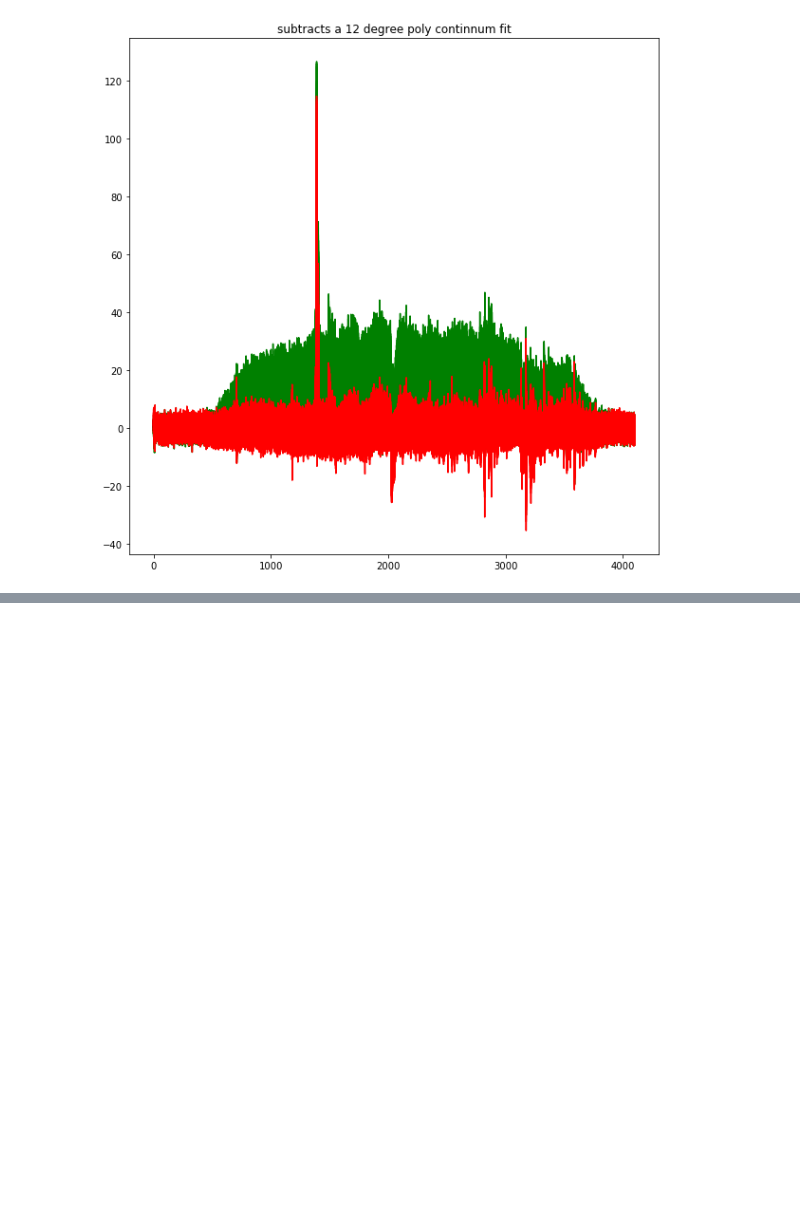
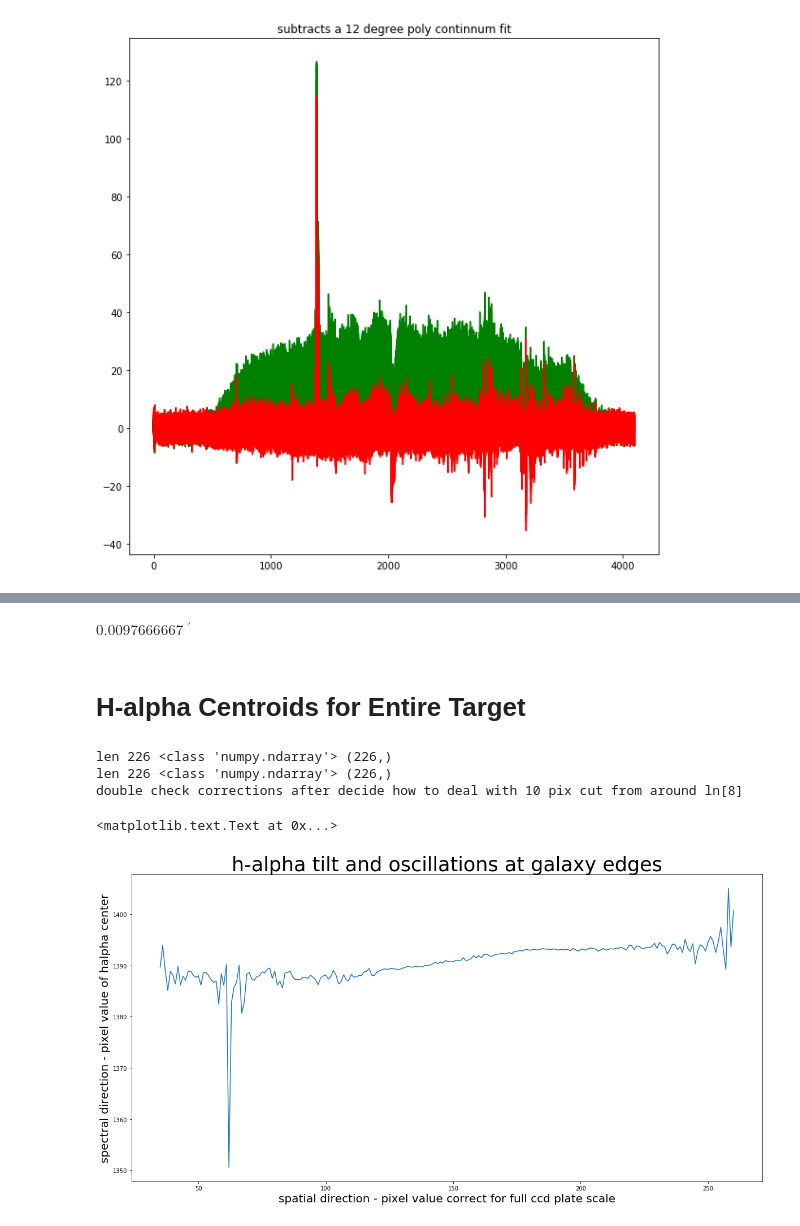
Before and after one commit to deerow22/data_reduction_scrap, a Jupyter notebook: Catch22.ipynb, the cells around one changed output, grey strips where cells are left out. Saved outputs shown, nothing was run; the diff lists cells and outputs as text; code cells hidden in the pictures; blank space fills up the shorter version.

```diff
--- a/Catch22.ipynb
+++ b/Catch22.ipynb
@@ -382,0 +505,78 @@ This seems to work well for rows close to core, but very poor for farther distan
+# %%
+#Do THIS AFTER CENTROIDING!!!
+
+#do the pixel plate scale too!!!!!!!!!!!!!!!!!!!!!!!!!
+
+r_in_arcmin = 1*u.arcmin# radial distance from centre of object in arcmin
+distance = 5*u.Mpc # distance of object from us
+r_in_kpc = (r_in_arcmin/u.rad*distance).to("kpc") # radial distance from centre of object in kpc
+
+redplatescale = 0.293*u.arcsec/u.pixel
+blueplatescale = 0.389*u.arcsec/u.pixel
+
+dbsp_pix_equiv = u.pixel_scale(redplatescale)
+r_in_pixel = 2*u.pixel
+r_in_arcmin = r_in_pixel.to('arcmin', dbsp_pix_equiv)
+
+r_in_arcmin
+# %% [output]
+$0.0097666667 \; \mathrm{{}^{\prime}}$
+# %% [markdown]
+# H-alpha Centroids for Entire Target
+# %%
+#good
+#gets h-alpha centroid values for every spatial row within the target range
+
+#below for reference, uses full ccd wl range - first defined when applied DS
+#wl = np.array(ds_red10.pixtowl(np.arange(len(subimg2.data[::][0]))))
+wl_shorter2 = wl[1387:1400] #isolate wl around h-alpha using full ccd plate wl range
+
+
+
+mylist2 = []
+mylist_ys2 = []
+holding2 = []
+ha_wls2 = []
+#below for reference- new is continuum subst target flux data (flux_data has 10 wl cut)
+#concerned 10 wl cut means 10 flux cut too in the lenght of the data but cant decide
+#if the 10 is already accounted for by +1387 or should also add into space_pix_correction2
+#b/c that 10 cut cutout those wl's and corresponding fluxes
+#new_short = new[:,1387:1400] #cut to isolate wl around h-alpha
+
+
+for row in new_short:
+    flux_fake2d2 = row[np.newaxis, :] #makes each row array into a fake2d
+    #print('row?',flux_fake2d)
+    mylist4, mylist5 = centroid_com(flux_fake2d2)#finds center(x,y) of halpha for each row array
+    #print(mylist4,mylist5)
+    holding_arr2 = row, wl_shorter2
+    x = np.array([row,wl_shorter2])
+    mylist_ys2.append(mylist5)
+    mylist2.append(mylist4) #collects all halpha centers per row
+mylist2=np.array(mylist2)
+
+#correction for target wl pix's to match index of full ccd plate pix's (still not correct len but dont care about below target pixs-no data there neway)
+wl_pix_correction2 = mylist2 + 1387 #decide how to better automate/track this
+
+#dont have to account for osciallations b/c used full ccd plate range b4 wl cut 4 h-alpha isolation
+space_pix_correction2 = np.arange(len(mylist2)) + space_pix_correction
+
+print('len',len(mylist2),type(mylist2), np.shape(mylist2))
+print('len',len(space_pix_correction2),type(space_pix_correction2), np.shape(space_pix_correction2))
+
+
+print('double check corrections after decide how to deal with 10 pix cut from around ln[8]')
+
+#plotting
+plt.figure(figsize=(20,10))
+plt.xlabel("spatial direction - pixel value correct for full ccd plate scale",fontsize=20)
+plt.ylabel('spectral direction - pixel value of halpha center',fontsize=20)
+plt.plot(space_pix_correction2,wl_pix_correction2)#(spaital pix index,corrected "wl" of centroid values (still in pix space))
+plt.title('h-alpha tilt and oscillations at galaxy edges',fontsize=35)
+#plt.ylim(-1,10)
+# %% [output]
+len 226 <class 'numpy.ndarray'> (226,)
+len 226 <class 'numpy.ndarray'> (226,)
+double check corrections after decide how to deal with 10 pix cut from around ln[8]
+<matplotlib.text.Text at 0x...>
+[figure, added]
```
Also changed, not shown: parts of 20 cells of this notebook.
